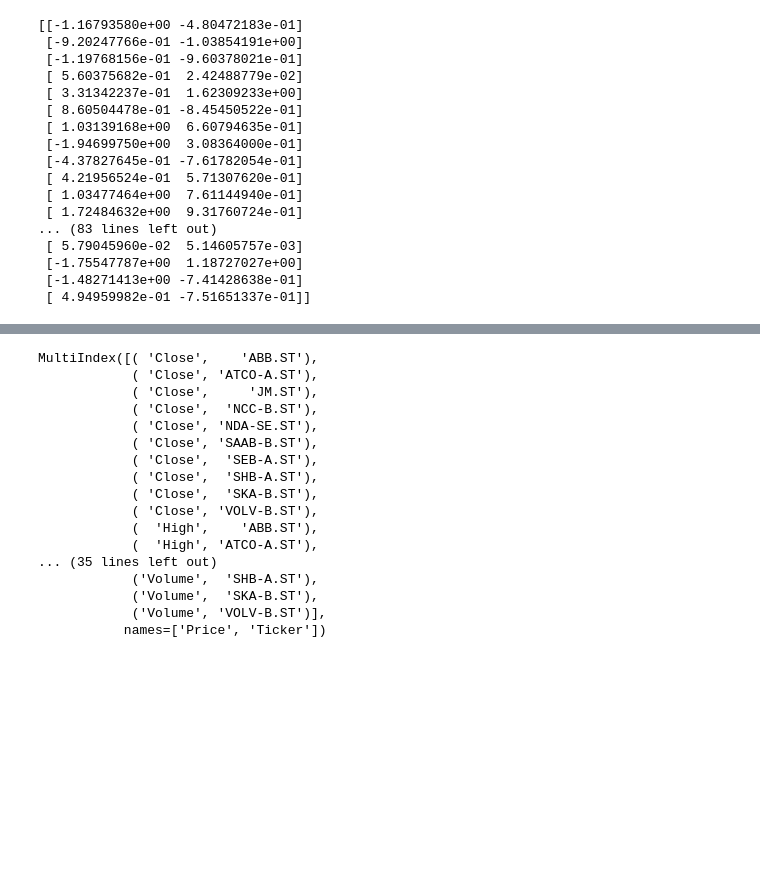
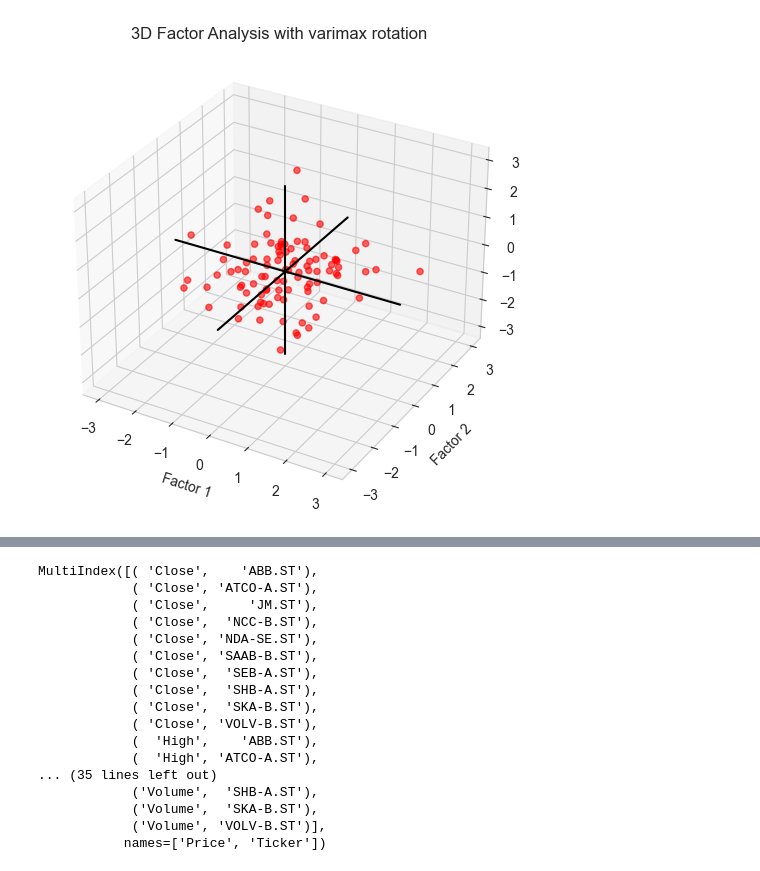
Before and after one commit to ariful59/EDA-Lab-Assignment, a Jupyter notebook: FA (Question-3).ipynb, the cells around one changed output, grey strips where cells are left out. Cells and saved outputs as stored; diff of their text form; code cells hidden in the pictures; blank space fills up the shorter version.

```diff
--- a/FA (Question-3).ipynb
+++ b/FA (Question-3).ipynb
@@ -51,25 +28,23 @@ print(df)
 # %%
-fa_rotation = FactorAnalysis(n_components=2, rotation='varimax')
+fa_rotation = FactorAnalysis(n_components=3, rotation='varimax')
 fa_varimax = fa_rotation.fit_transform(data)
-print(fa_varimax)
+fig = plt.figure(figsize=(10, 6))
+ax = fig.add_subplot(111, projection='3d')
+
+ax.scatter(fa_varimax[:, 0], fa_varimax[:, 1], fa_varimax[:, 2], c='red', alpha=0.6)
+
+ax.plot([-3, 3], [0, 0], [0, 0], 'k', linewidth=1.5)  # X-axis
+ax.plot([0, 0], [-3, 3], [0, 0], 'k', linewidth=1.5)  # Y-axis
+ax.plot([0, 0], [0, 0], [-3, 3], 'k', linewidth=1.5)  # Z-axis
+
+ax.set_xlabel("Factor 1")
+ax.set_ylabel("Factor 2")
+ax.set_zlabel("Factor 3")
+ax.set_title("3D Factor Analysis with varimax rotation")
+
+plt.show()
 # %% [output]
-[[-1.16793580e+00 -4.80472183e-01]
- [-9.20247766e-01 -1.03854191e+00]
- [-1.19768156e-01 -9.60378021e-01]
- [ 5.60375682e-01  2.42488779e-02]
- [ 3.31342237e-01  1.62309233e+00]
- [ 8.60504478e-01 -8.45450522e-01]
- [ 1.03139168e+00  6.60794635e-01]
- [-1.94699750e+00  3.08364000e-01]
- [-4.37827645e-01 -7.61782054e-01]
- [ 4.21956524e-01  5.71307620e-01]
- [ 1.03477464e+00  7.61144940e-01]
- [ 1.72484632e+00  9.31760724e-01]
-... (83 lines left out)
- [ 5.79045960e-02  5.14605757e-03]
- [-1.75547787e+00  1.18727027e+00]
- [-1.48271413e+00 -7.41428638e-01]
- [ 4.94959982e-01 -7.51651337e-01]]
+[figure, added]
 # %%
 loadings_no_rotation = fa.components_
 loadings_varimax = fa_rotation.components_
```
Also changed, not shown: parts of 14 cells of this notebook.
